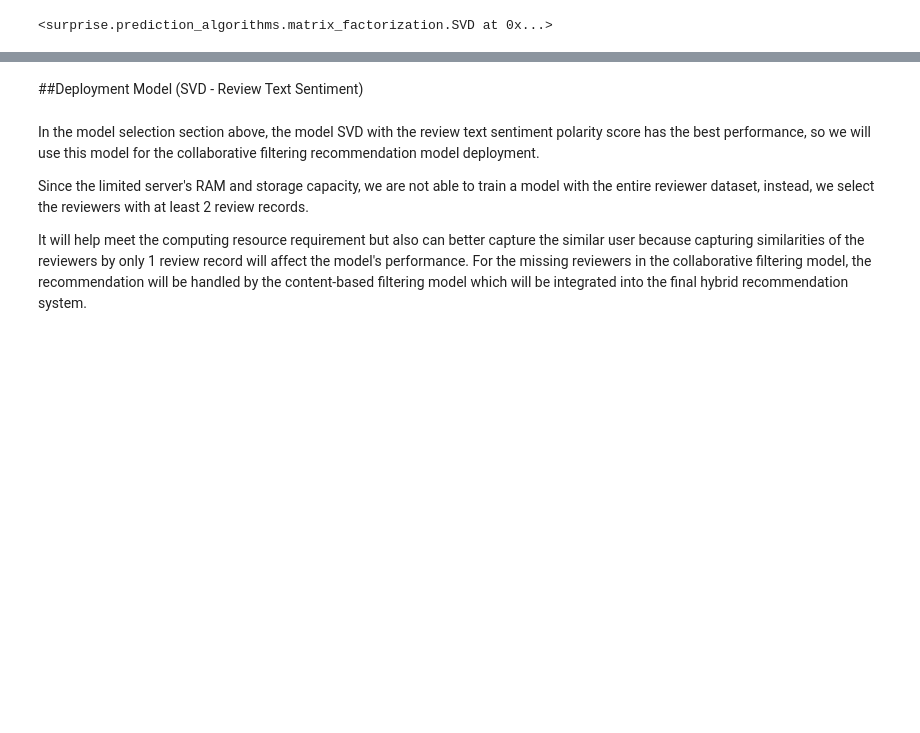
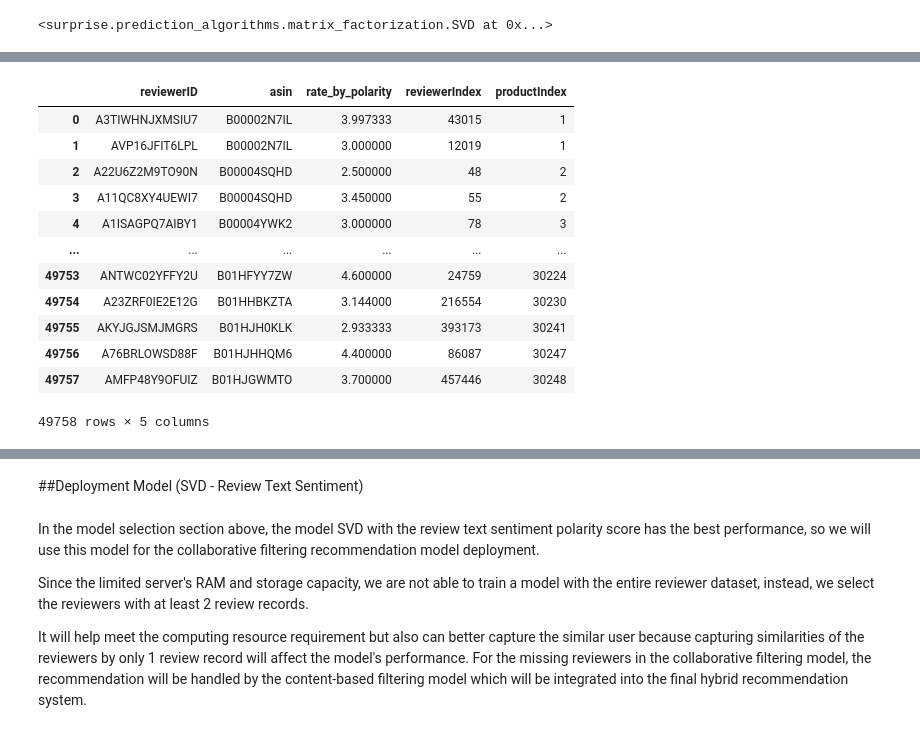
Before and after one commit to DATA-606-SPRING-2022/Jin_DATA606, a Jupyter notebook: ipynb/DATA606_Part2_CollaborativeRecommender.ipynb, the cells around one changed output, grey strips where cells are left out. Saved outputs shown, nothing was run; the diff lists cells and outputs as text; code cells hidden in the pictures; blank space fills up the shorter version.

```diff
--- a/ipynb/DATA606_Part2_CollaborativeRecommender.ipynb
+++ b/ipynb/DATA606_Part2_CollaborativeRecommender.ipynb
@@ -780,0 +796,4 @@ Collaborative Recommender Result for customer A1CY6CQC5HPQGL:
+# %%
+reviwer_dataframe = pd.DataFrame(review_df2.reviewerID.unique())
+reviwer_dataframe.reset_index(inplace=True)
+reviwer_dataframe = reviwer_dataframe.rename(columns={'index':'reviewerIndex', 0:'reviewerID'})
@@ -780,0 +816,4 @@ Collaborative Recommender Result for customer A1CY6CQC5HPQGL:
+# %%
+product_dataframe = pd.DataFrame(review_df2.asin.unique())
+product_dataframe.reset_index(inplace=True)
+product_dataframe = product_dataframe.rename(columns={'index':'productIndex', 0:'asin'})
@@ -780,0 +836,19 @@ Collaborative Recommender Result for customer A1CY6CQC5HPQGL:
+# %%
+n_merged_df = merged_df3.merge(reviwer_dataframe, on='reviewerID', how='left')
+n_merged_df = n_merged_df.merge(product_dataframe, on='asin', how='left')
+# %%
+n_merged_df
+# %% [output]
+|  | reviewerID | asin | rate_by_polarity | reviewerIndex | productIndex |
+| 0 | A3TIWHNJXMSIU7 | B00002N7IL | 3.997333 | 43015 | 1 |
+| 1 | AVP16JFIT6LPL | B00002N7IL | 3.000000 | 12019 | 1 |
+| 2 | A22U6Z2M9TO90N | B00004SQHD | 2.500000 | 48 | 2 |
+| 3 | A11QC8XY4UEWI7 | B00004SQHD | 3.450000 | 55 | 2 |
+| 4 | A1ISAGPQ7AIBY1 | B00004YWK2 | 3.000000 | 78 | 3 |
+| ... | ... | ... | ... | ... | ... |
+| 49753 | ANTWC02YFFY2U | B01HFYY7ZW | 4.600000 | 24759 | 30224 |
+| 49754 | A23ZRF0IE2E12G | B01HHBKZTA | 3.144000 | 216554 | 30230 |
+| 49755 | AKYJGJSMJMGRS | B01HJH0KLK | 2.933333 | 393173 | 30241 |
+| 49756 | A76BRLOWSD88F | B01HJHHQM6 | 4.400000 | 86087 | 30247 |
+| 49757 | AMFP48Y9OFUIZ | B01HJGWMTO | 3.700000 | 457446 | 30248 |
+49758 rows × 5 columns
```
Also changed, not shown: parts of 16 cells of this notebook.
